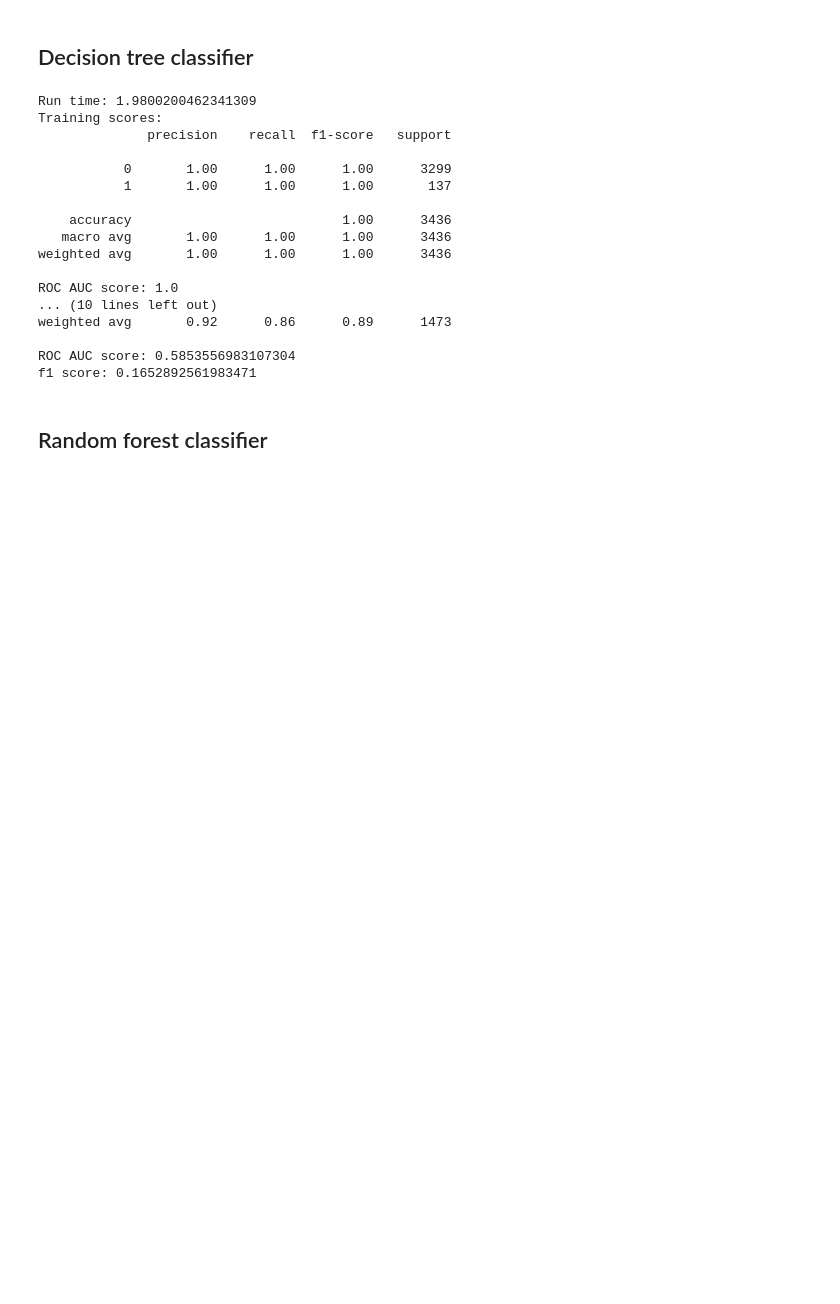
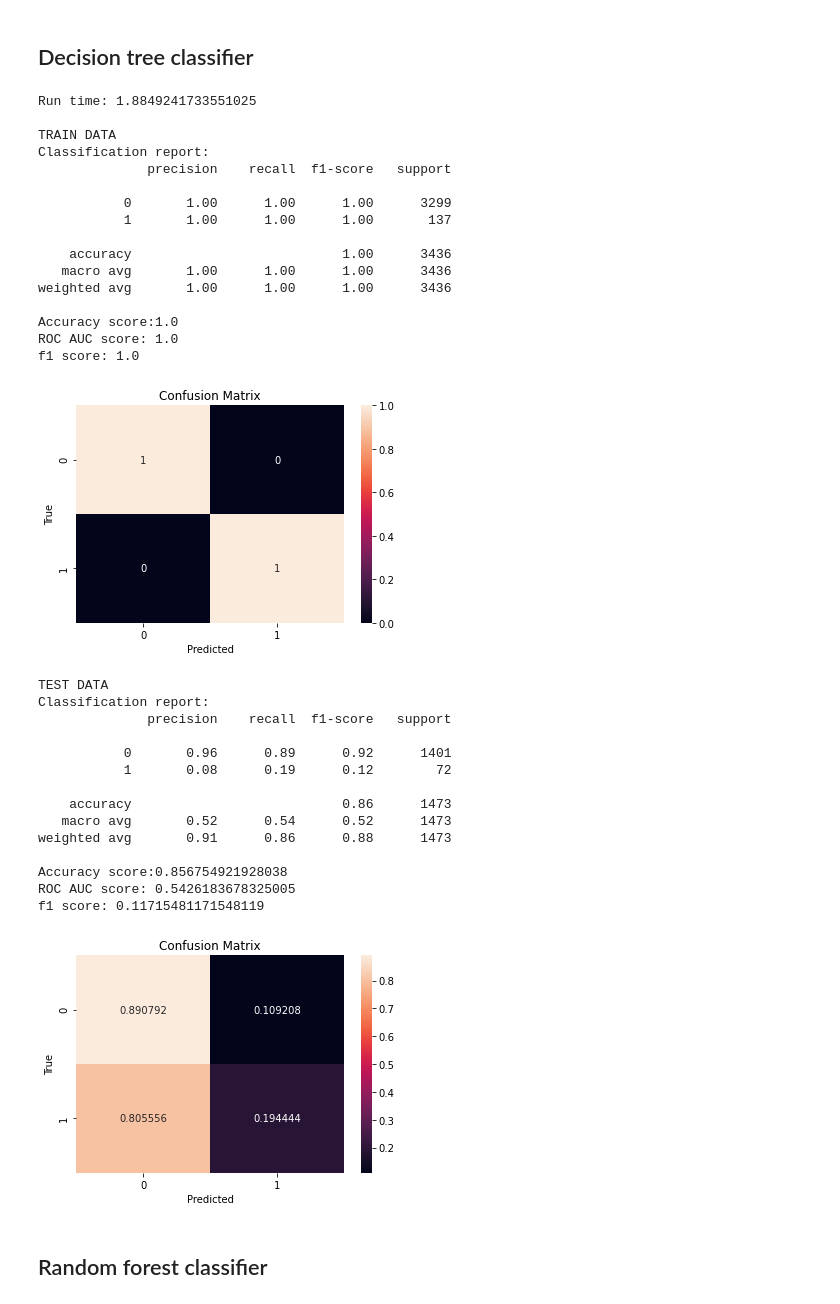
Before and after one commit to iberius96/Classification-task-for-heart-condition, a Jupyter notebook: main.ipynb, the cells around one changed output. Drawn from its saved outputs; the diff is of its cells as text; code cells hidden in the pictures; blank space fills up the shorter version.

```diff
--- a/main.ipynb
+++ b/main.ipynb
@@ -925,29 +931,47 @@ def score_model(model,
 # %%
 import time
 start_time = time.time()
 test_tree = DecisionTree()
 test_tree.fit(X_train_SMOTE, y_train_SMOTE)
-print(f"Run time: {time.time() - start_time}")
+print(f"Run time: {time.time() - start_time} \n")
 
-score_model(test_tree, X_train, X_test)
+print("TRAIN DATA")
+score_model(test_tree, X_train, y_train)
+print("\nTEST DATA")
+score_model(test_tree, X_test, y_test)
 # %% [output]
-Run time: 1.9800200462341309
-Training scores:
+Run time: 1.8849241733551025
+
+TRAIN DATA
+Classification report:
               precision    recall  f1-score   support
 
            0       1.00      1.00      1.00      3299
            1       1.00      1.00      1.00       137
 
     accuracy                           1.00      3436
    macro avg       1.00      1.00      1.00      3436
 weighted avg       1.00      1.00      1.00      3436
 
+Accuracy score:1.0
 ROC AUC score: 1.0
-... (10 lines left out)
-weighted avg       0.92      0.86      0.89      1473
-
-ROC AUC score: 0.5853556983107304
-f1 score: 0.1652892561983471
+f1 score: 1.0
+[figure, added]
+TEST DATA
+Classification report:
+              precision    recall  f1-score   support
+
+           0       0.96      0.89      0.92      1401
+           1       0.08      0.19      0.12        72
+
+    accuracy                           0.86      1473
+   macro avg       0.52      0.54      0.52      1473
+weighted avg       0.91      0.86      0.88      1473
+
+Accuracy score:0.856754921928038
+ROC AUC score: 0.5426183678325005
+f1 score: 0.11715481171548119
+[figure, added]
 # %% [markdown]
 ## Random forest classifier
 # %%
```
Also changed, not shown: parts of 12 cells of this notebook.
